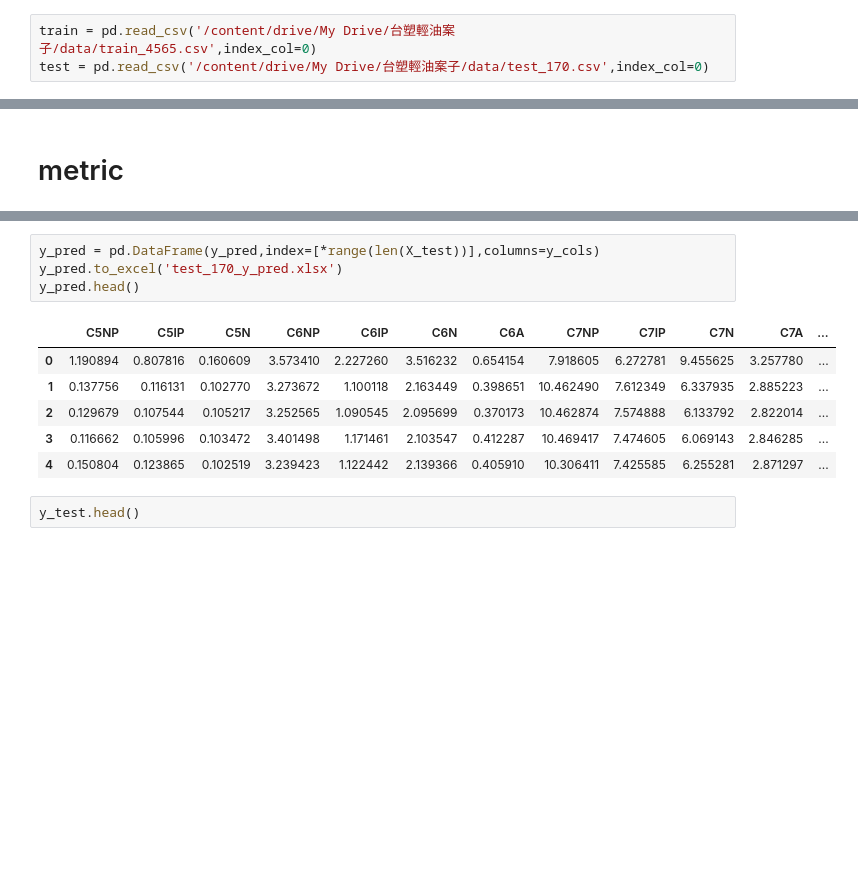
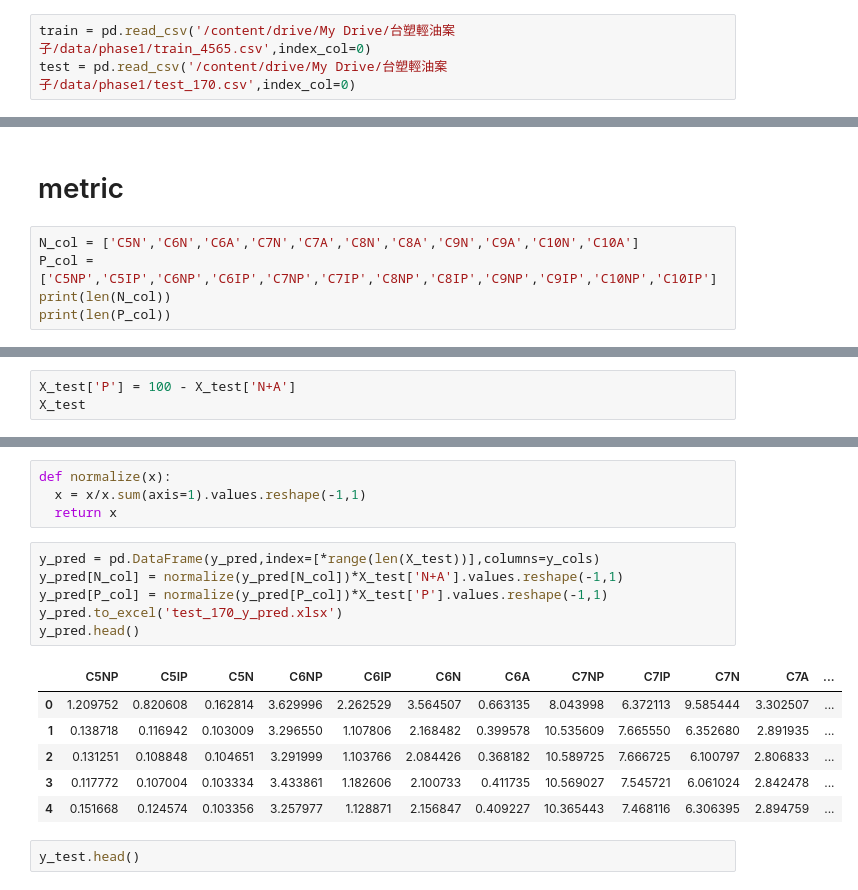
Before and after one commit to skywalker0803r/oil_web, a Jupyter notebook: 開發過程文件/第四版模組開發_SVR_序列預測.ipynb, the cells around one changed output, grey strips where cells are left out. Cells and saved outputs as stored; diff of their text form; blank space fills up the shorter version.

```diff
--- a/開發過程文件/第四版模組開發_SVR_序列預測.ipynb
+++ b/開發過程文件/第四版模組開發_SVR_序列預測.ipynb
@@ -22,8 +19,8 @@ Mounted at /content/drive
 # %% [markdown]
 # load raw data
 # %%
-train = pd.read_csv('/content/drive/My Drive/台塑輕油案子/data/train_4565.csv',index_col=0)
-test = pd.read_csv('/content/drive/My Drive/台塑輕油案子/data/test_170.csv',index_col=0)
+train = pd.read_csv('/content/drive/My Drive/台塑輕油案子/data/phase1/train_4565.csv',index_col=0)
+test = pd.read_csv('/content/drive/My Drive/台塑輕油案子/data/phase1/test_170.csv',index_col=0)
 # %% [markdown]
 # data for modeling
 # %%
@@ -95,3 +94,8 @@ y_pred.shape
 (170, 23)
 # %% [markdown]
 # metric
+# %%
+N_col = ['C5N','C6N','C6A','C7N','C7A','C8N','C8A','C9N','C9A','C10N','C10A']
+P_col = ['C5NP','C5IP','C6NP','C6IP','C7NP','C7IP','C8NP','C8IP','C9NP','C9IP','C10NP','C10IP']
+print(len(N_col))
+print(len(P_col))
@@ -97,0 +105,3 @@ y_pred.shape
+# %%
+X_test['P'] = 100 - X_test['N+A']
+X_test
@@ -98,14 +122,20 @@ y_pred.shape
+# %%
+def normalize(x):
+  x = x/x.sum(axis=1).values.reshape(-1,1)
+  return x
 # %%
 y_pred = pd.DataFrame(y_pred,index=[*range(len(X_test))],columns=y_cols)
+y_pred[N_col] = normalize(y_pred[N_col])*X_test['N+A'].values.reshape(-1,1)
+y_pred[P_col] = normalize(y_pred[P_col])*X_test['P'].values.reshape(-1,1)
 y_pred.to_excel('test_170_y_pred.xlsx')
 y_pred.head()
 # %% [output]
 |  | C5NP | C5IP | C5N | C6NP | C6IP | C6N | C6A | C7NP | C7IP | C7N | C7A | ... |
-| 0 | 1.190894 | 0.807816 | 0.160609 | 3.573410 | 2.227260 | 3.516232 | 0.654154 | 7.918605 | 6.272781 | 9.455625 | 3.257780 | ... |
-| 1 | 0.137756 | 0.116131 | 0.102770 | 3.273672 | 1.100118 | 2.163449 | 0.398651 | 10.462490 | 7.612349 | 6.337935 | 2.885223 | ... |
-| 2 | 0.129679 | 0.107544 | 0.105217 | 3.252565 | 1.090545 | 2.095699 | 0.370173 | 10.462874 | 7.574888 | 6.133792 | 2.822014 | ... |
-| 3 | 0.116662 | 0.105996 | 0.103472 | 3.401498 | 1.171461 | 2.103547 | 0.412287 | 10.469417 | 7.474605 | 6.069143 | 2.846285 | ... |
-| 4 | 0.150804 | 0.123865 | 0.102519 | 3.239423 | 1.122442 | 2.139366 | 0.405910 | 10.306411 | 7.425585 | 6.255281 | 2.871297 | ... |
+| 0 | 1.209752 | 0.820608 | 0.162814 | 3.629996 | 2.262529 | 3.564507 | 0.663135 | 8.043998 | 6.372113 | 9.585444 | 3.302507 | ... |
+| 1 | 0.138718 | 0.116942 | 0.103009 | 3.296550 | 1.107806 | 2.168482 | 0.399578 | 10.535609 | 7.665550 | 6.352680 | 2.891935 | ... |
+| 2 | 0.131251 | 0.108848 | 0.104651 | 3.291999 | 1.103766 | 2.084426 | 0.368182 | 10.589725 | 7.666725 | 6.100797 | 2.806833 | ... |
+| 3 | 0.117772 | 0.107004 | 0.103334 | 3.433861 | 1.182606 | 2.100733 | 0.411735 | 10.569027 | 7.545721 | 6.061024 | 2.842478 | ... |
+| 4 | 0.151668 | 0.124574 | 0.103356 | 3.257977 | 1.128871 | 2.156847 | 0.409227 | 10.365443 | 7.468116 | 6.306395 | 2.894759 | ... |
 # %%
 y_test.head()
 # %% [output]
```
Also changed, not shown: parts of 7 cells of this notebook.
